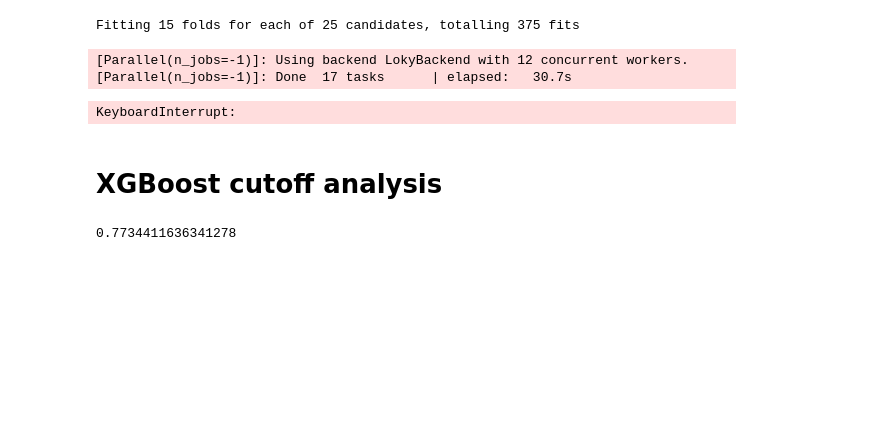
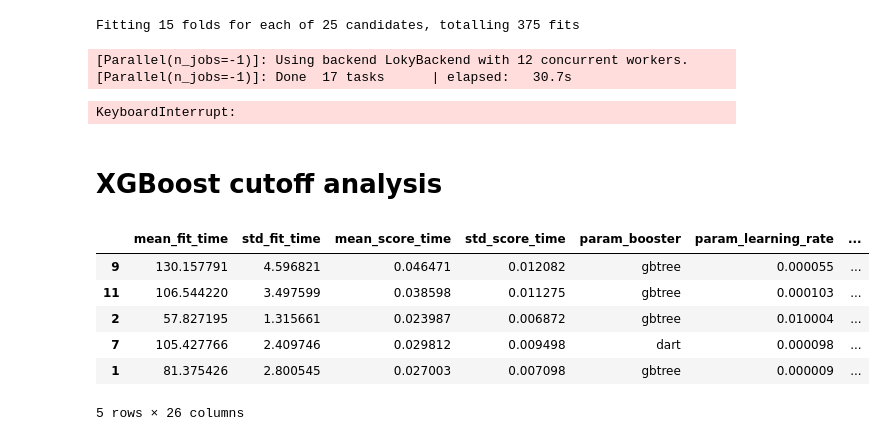
Before and after one commit to pfizer-opensource/scikit-digital-health, a Jupyter notebook: scripts/classifier_training/classifier_testing.ipynb, the cells around one changed output. Cells and saved outputs as stored; diff of their text form; code cells hidden in the pictures; blank space fills up the shorter version.

```diff
--- a/scripts/classifier_training/classifier_testing.ipynb
+++ b/scripts/classifier_training/classifier_testing.ipynb
@@ -520,6 +520,12 @@ KeyboardInterrupt:
 # XGBoost cutoff analysis
 # %%
 cvr = pd.read_csv('xgboost_cv_results.csv', index_col=0)
-cvr.mean_test_score.max()
+cvr.sort_values('mean_test_score', ascending=False).head(5)
 # %% [output]
+|  | mean_fit_time | std_fit_time | mean_score_time | std_score_time | param_booster | param_learning_rate | ... |
+| 9 | 130.157791 | 4.596821 | 0.046471 | 0.012082 | gbtree | 0.000055 | ... |
+| 11 | 106.544220 | 3.497599 | 0.038598 | 0.011275 | gbtree | 0.000103 | ... |
+| 2 | 57.827195 | 1.315661 | 0.023987 | 0.006872 | gbtree | 0.010004 | ... |
+| 7 | 105.427766 | 2.409746 | 0.029812 | 0.009498 | dart | 0.000098 | ... |
+| 1 | 81.375426 | 2.800545 | 0.027003 | 0.007098 | gbtree | 0.000009 | ... |
-0.7734411636341278
+5 rows × 26 columns
```
Also changed, not shown: parts of 1 cell of this notebook, 1 other file.
